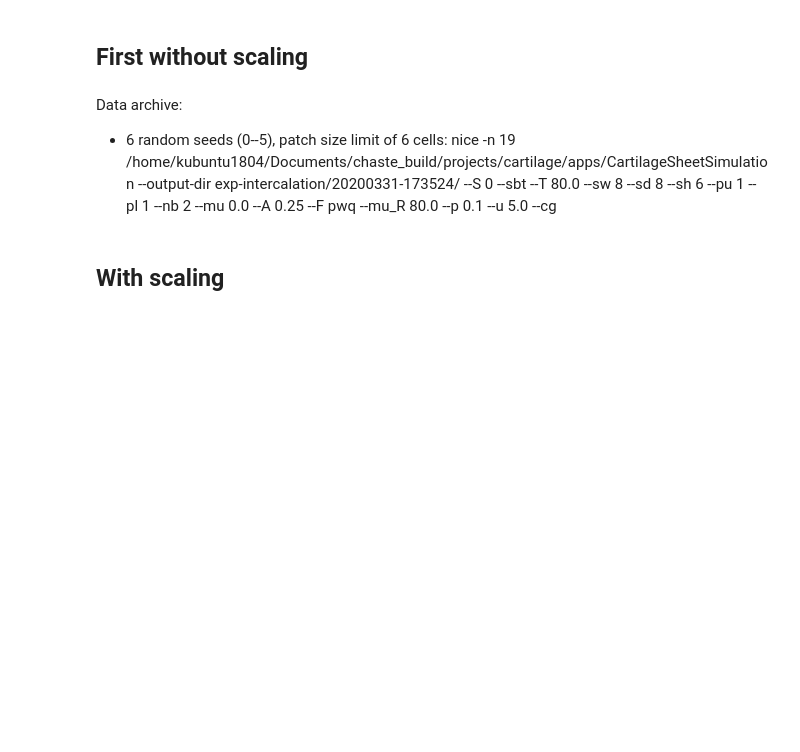
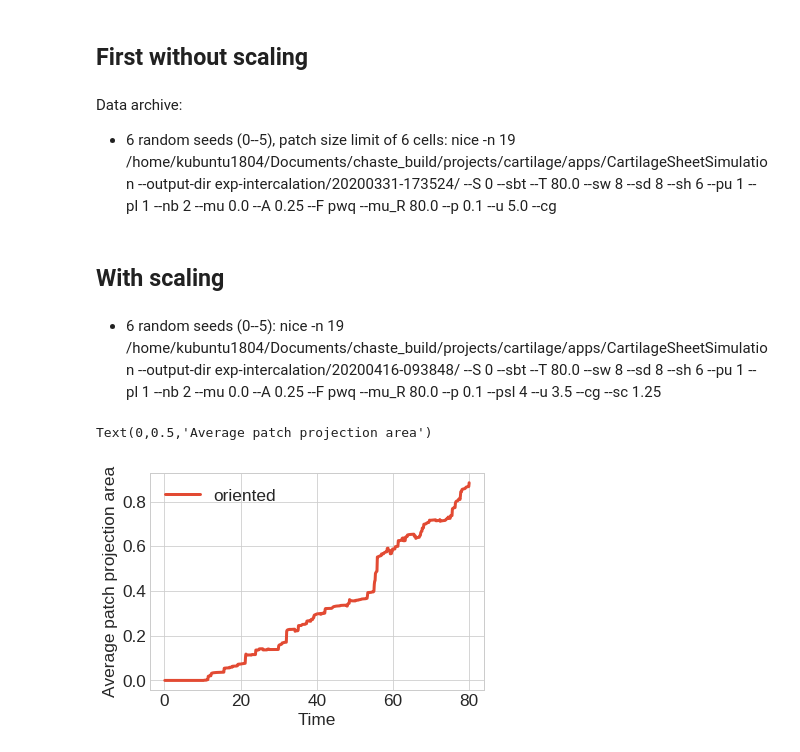
Before and after one commit to somathias/CartilageCBM, a Jupyter notebook: exp-intercalation.ipynb, the cells around one changed output. Saved outputs shown, nothing was run; the diff lists cells and outputs as text; code cells hidden in the pictures; blank space fills up the shorter version.

Commit message:
Run intercalation experiment

```diff
--- a/exp-intercalation.ipynb
+++ b/exp-intercalation.ipynb
@@ -66,3 +67,25 @@ Data archive:
+# %% [markdown]
+- 6 random seeds (0--5):
+        nice -n 19 /home/kubuntu1804/Documents/chaste_build/projects/cartilage/apps/CartilageSheetSimulation --output-dir exp-intercalation/20200416-093848/ --S 0 --sbt --T 80.0 --sw 8 --sd 8 --sh 6 --pu 1 --pl 1 --nb 2 --mu 0.0 --A 0.25 --F pwq --mu_R 80.0 --p 0.1 --psl 4 --u 3.5 --cg  --sc 1.25
+# %%
+dir_directed = 'exp-intercalation/20200416-093848/'
+
+# time steps are consistent across runs, so it's sufficient to load them from a single path
+times_d, coords_d = sm.read_in_data('/home/kubuntu1804/Documents/sf_simulation_results/'+dir_directed + '0/results_from_time_0/')
+
+ppa_av_d = np.zeros(times_d.shape)
+for seed in range(6):
+    ppa_av_d = ppa_av_d + np.loadtxt('/home/kubuntu1804/Documents/sf_simulation_results/'+dir_directed+str(seed)+'/results_from_time_0/metrics_results/data_patch_projection_area_av.txt', dtype=float)
+ppa_av_d = ppa_av_d /6
+
+
+plt.plot(times_d, ppa_av_d, label='oriented')
+plt.legend()
+plt.xlabel('Time')
+plt.ylabel('Average patch projection area')
+# %% [output]
+Text(0,0.5,'Average patch projection area')
+[figure, added]
 # %%
 output_directory = 'exp-intercalation/' + time.strftime("%Y%m%d-%H%M%S") +'/'
 flags = ' --sbt' # synchronized birth times
```
Also changed, not shown: parts of 5 cells of this notebook.
